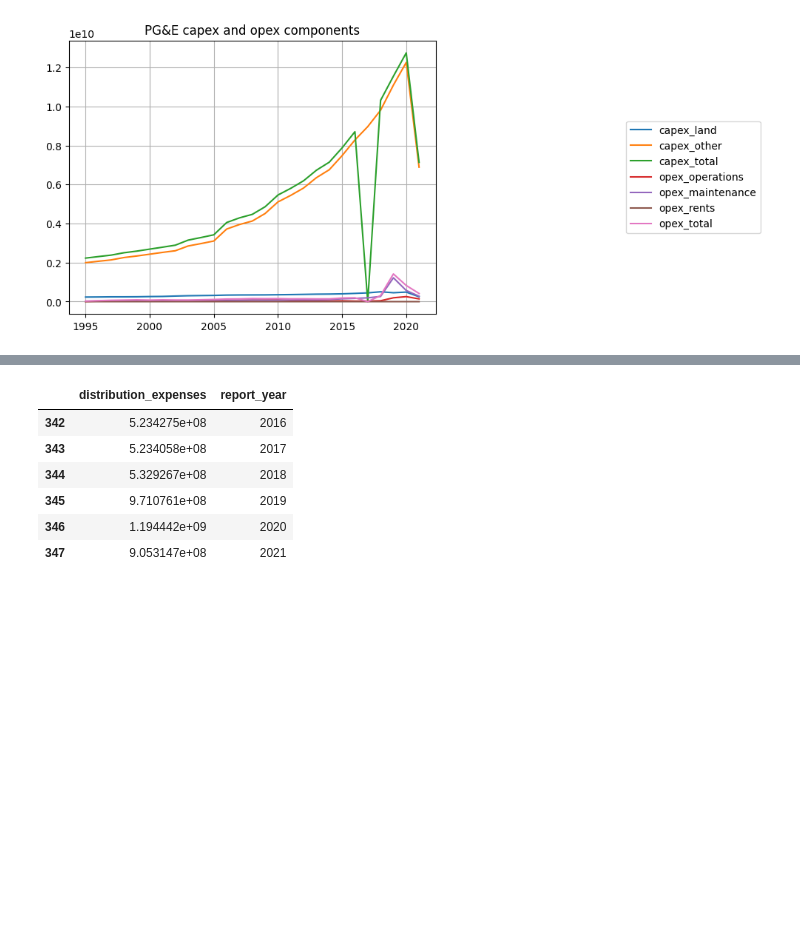
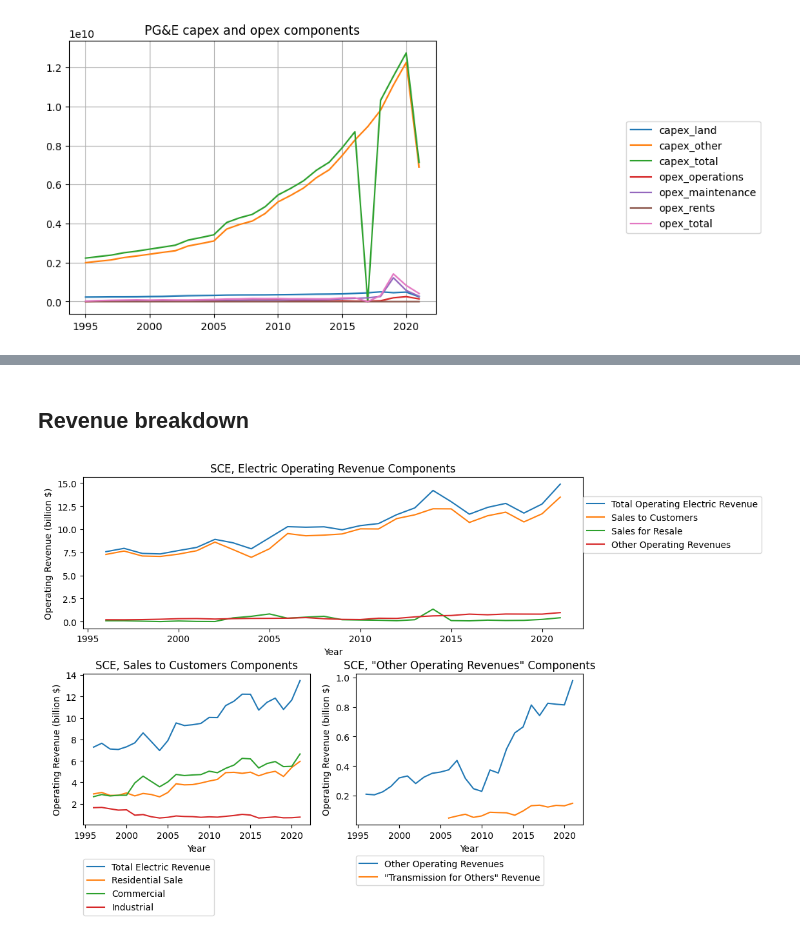
Before and after one commit to rayansud/UtilExpenses, a Jupyter notebook: code/analysis.ipynb, the cells around one changed output, grey strips where cells are left out. Saved outputs shown, nothing was run; the diff lists cells and outputs as text; code cells hidden in the pictures; blank space fills up the shorter version.

Commit message:
added revenue data, made SCE detail graphs

```diff
--- a/code/analysis.ipynb
+++ b/code/analysis.ipynb
@@ -8,7 +8,7 @@ import matplotlib.dates as mdates
 # %%
 #cpi.update()
 # %%
-data = pd.read_csv('../datafiles/dispositions_and_opex_and_transmission_and_sales.csv')
+data = pd.read_csv('../datafiles/dispositions_and_opex_and_transmission_and_sales_and_rev.csv')
 # %%
 data.columns
 # %% [output]
@@ -474,2 +476,3 @@ plt.savefig('../graphs/PG&E capex and opex components.png',dpi=600,bbox_inches='
 # %%
-sce = nerc_interconn_subset_data_disagg[nerc_interconn_subset_data_disagg['utility_name_ferc1']=='Southern California Edison Company']
+sce_sum = nerc_interconn_subset_data_disagg[nerc_interconn_subset_data_disagg['utility_name_ferc1']=='Southern California Edison Company']
+sce_sum.columns
@@ -476,10 +497,60 @@ sce = nerc_interconn_subset_data_disagg[nerc_interconn_subset_data_disagg['utili
-# %%
-sce[sce['report_year']>=2016][['distribution_expenses','report_year']]
-# %% [output]
-|  | distribution_expenses | report_year |
-| 342 | 5.234275e+08 | 2016 |
-| 343 | 5.234058e+08 | 2017 |
-| 344 | 5.329267e+08 | 2018 |
-| 345 | 9.710761e+08 | 2019 |
-| 346 | 1.194442e+09 | 2020 |
-| 347 | 9.053147e+08 | 2021 |
+# %% [markdown]
+## Revenue breakdown
+# %%
+# Create layout
+layout = [
+    ["A", "A"],
+    ["B", "C"]
+]
+
+fig, axd = plt.subplot_mosaic(layout, figsize=(10,7))
+
+
+axd['A'].plot(sce_sum['report_year'],sce_sum['electric_operating_revenues']/1e9,label='Total Operating Electric Revenue')
+
+axd['A'].plot(sce_sum['report_year'],sce_sum['sales_to_ultimate_consumers']/1e9,label='Sales to Customers')
+
+axd['A'].plot(sce_sum['report_year'],sce_sum['sales_for_resale']/1e9,label='Sales for Resale')
+
+axd['A'].plot(sce_sum['report_year'],sce_sum['other_operating_revenues']/1e9,label='Other Operating Revenues')
+
+axd['A'].set_xlabel('Year')
+
+axd['A'].set_ylabel('Operating Revenue (billion $)')
+axd['A'].set_title('SCE, Electric Operating Revenue Components')
+
+axd['A'].legend(loc=(1,1),bbox_to_anchor=(1,0.5))
+
+
+
+axd['B'].set_xlabel('Year')
+axd['B'].set_ylabel('Operating Revenue (billion $)')
+axd['B'].set_title('SCE, Sales to Customers Components')
+
+
+axd['B'].plot(sce_sum['report_year'],sce_sum['sales_to_ultimate_consumers']/1e9,label='Total Electric Revenue')
+axd['B'].plot(sce_sum['report_year'],sce_sum['residential_sales']/1e9,label='Residential Sale')
+axd['B'].plot(sce_sum['report_year'],sce_sum['small_or_commercial']/1e9,label='Commercial')
+axd['B'].plot(sce_sum['report_year'],sce_sum['large_or_industrial']/1e9,label='Industrial')
+
+axd['B'].legend(loc=(1,1),bbox_to_anchor=(0,-0.6))
+
+
+
+axd['C'].set_xlabel('Year')
+
+axd['C'].set_ylabel('Operating Revenue (billion $)')
+axd['C'].set_title('SCE, \"Other Operating Revenues\" Components')
+
+axd['C'].plot(sce_sum['report_year'],sce_sum['other_operating_revenues']/1e9,label='Other Operating Revenues')
+
+axd['C'].plot(sce_sum['report_year'],sce_sum['revenues_from_transmission_of_electricity_of_others']/1e9,label='\"Transmission for Others\" Revenue')
+
+axd['C'].legend(loc=(1,1),bbox_to_anchor=(0,-0.4))
+
+
+plt.subplots_adjust(hspace=0.3)
+
+fig.savefig('../graphs/SCE Revenue Breakdown.png',dpi=600,bbox_inches='tight')
+# %% [output]
+[figure, added]
```
Also changed, not shown: parts of 8 cells of this notebook, 5 other files.
